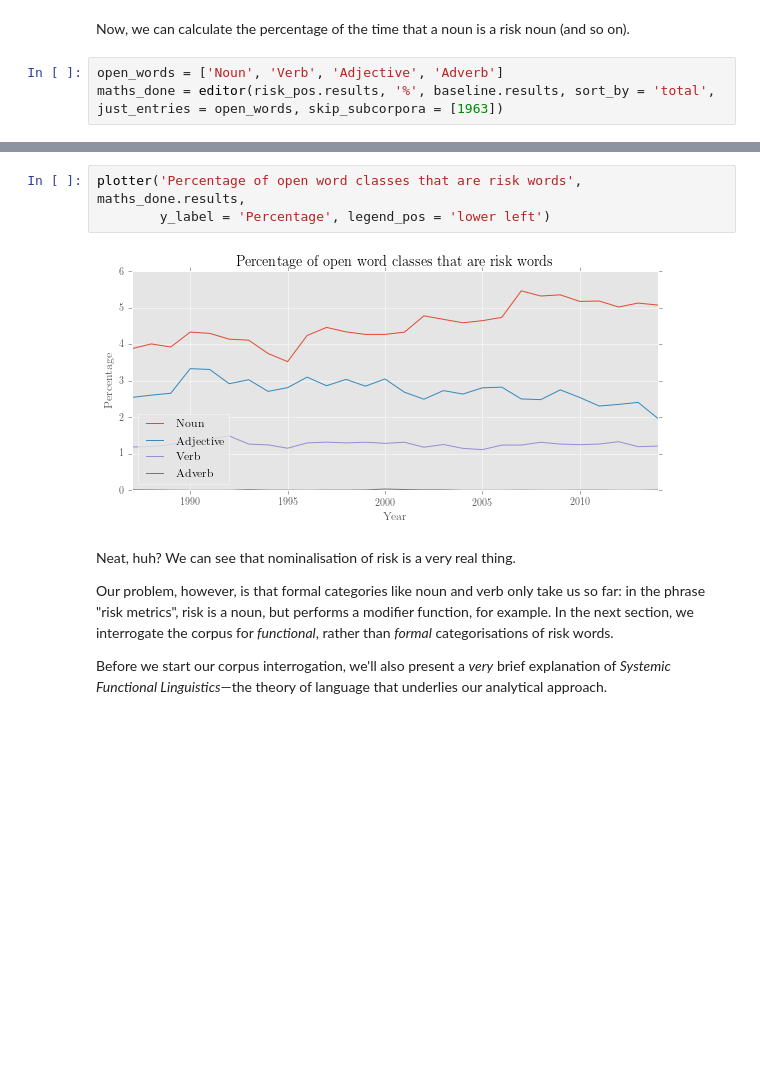
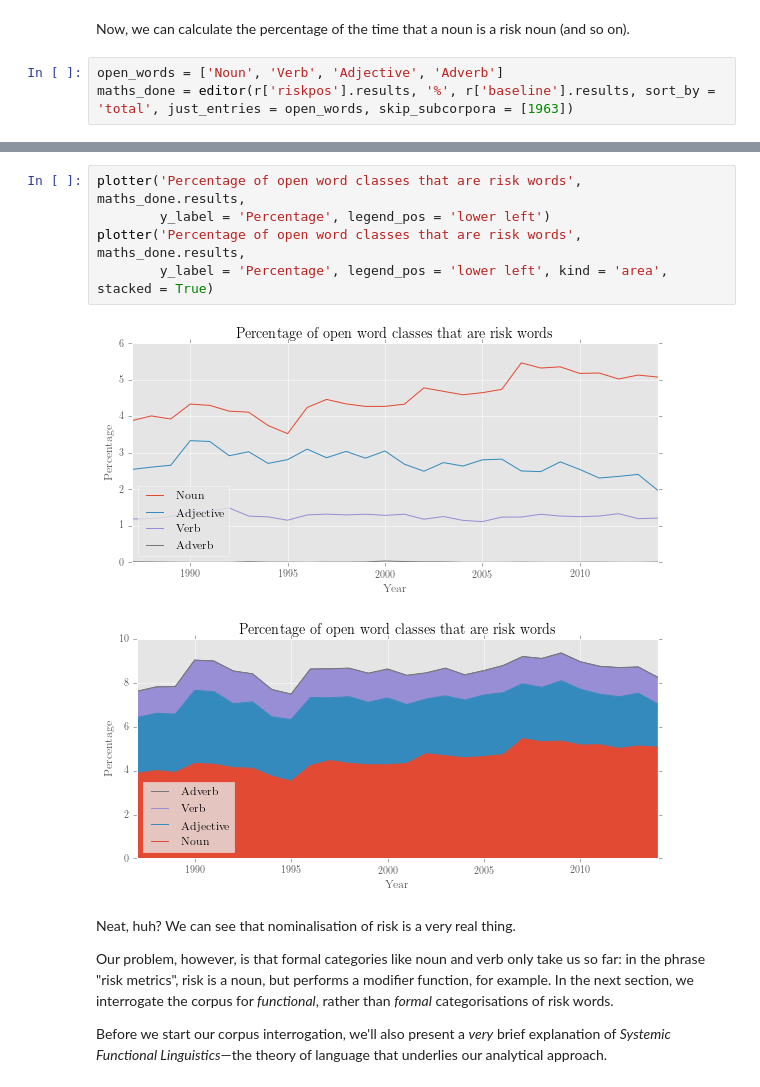
Before and after one commit to interrogator/risk, a Jupyter notebook: risk.ipynb, the cells around one changed output, grey strips where cells are left out. Saved outputs shown, nothing was run; the diff lists cells and outputs as text; blank space fills up the shorter version.

```diff
--- a/risk.ipynb
+++ b/risk.ipynb
@@ -1656,7 +2409,7 @@ quickview(risk_pos.results)
 Now, we can calculate the percentage of the time that a noun is a risk noun (and so on).
 # %%
 open_words = ['Noun', 'Verb', 'Adjective', 'Adverb']
-maths_done = editor(risk_pos.results, '%', baseline.results, sort_by = 'total', just_entries = open_words, skip_subcorpora = [1963])
+maths_done = editor(r['riskpos'].results, '%', r['baseline'].results, sort_by = 'total', just_entries = open_words, skip_subcorpora = [1963])
 # %% [output]
 ***Processing results***
 ========================
@@ -1676,8 +2428,11 @@ Keeping 4 entries:
 # %%
 plotter('Percentage of open word classes that are risk words', maths_done.results,
         y_label = 'Percentage', legend_pos = 'lower left')
+plotter('Percentage of open word classes that are risk words', maths_done.results,
+        y_label = 'Percentage', legend_pos = 'lower left', kind = 'area', stacked = True)
 # %% [output]
 [figure]
+[figure, added]
 # %% [markdown]
 Neat, huh? We can see that nominalisation of risk is a very real thing.
 
```
Also changed, not shown: parts of 13 cells of this notebook.
